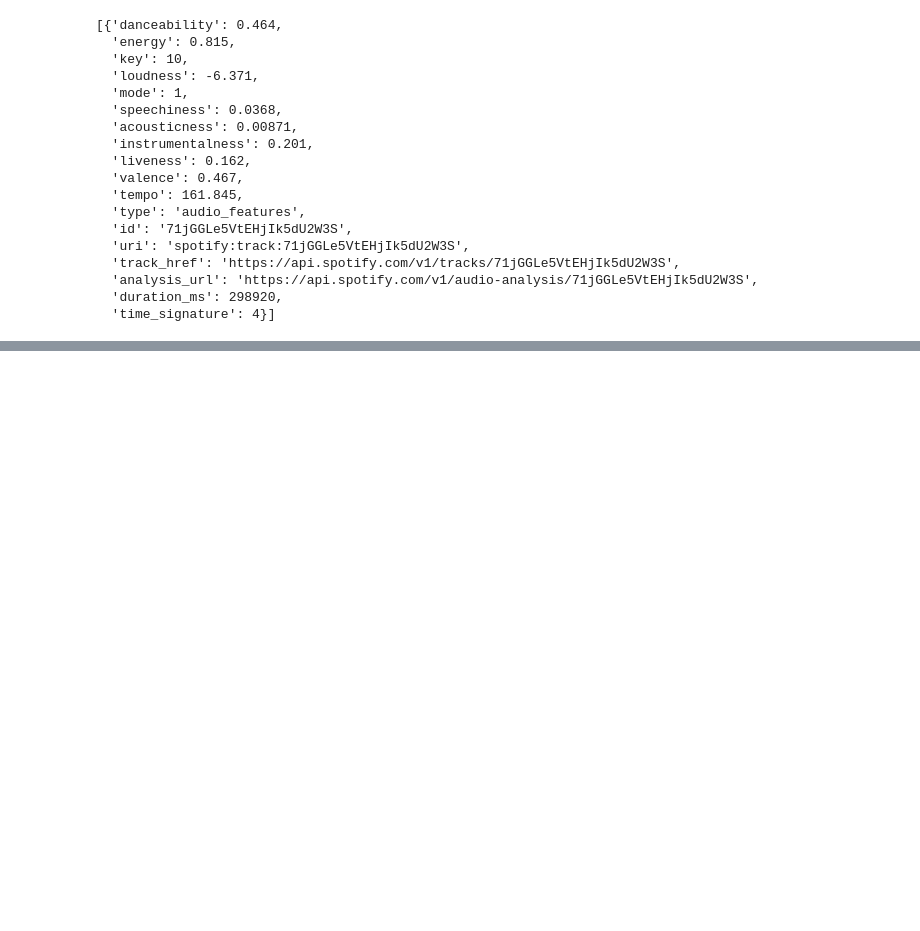
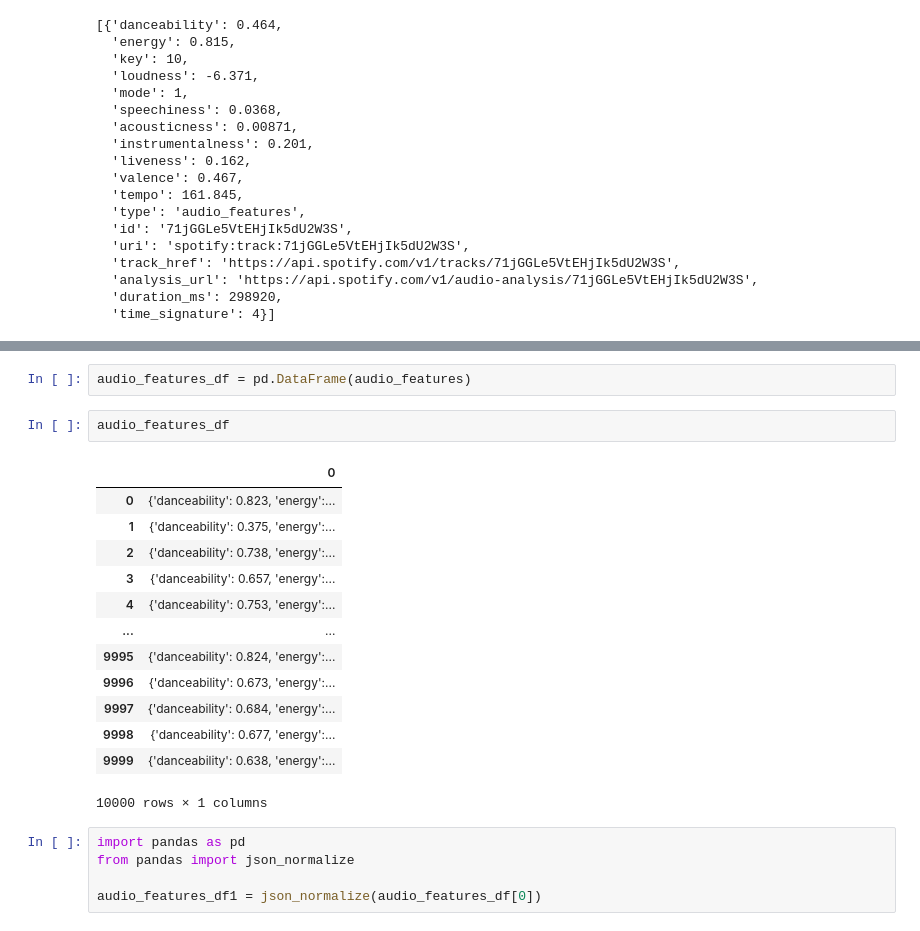
Before and after one commit to anitagashi/Lab-API-Wrappers, a Jupyter notebook: Lab-API-Wrappers.ipynb, the cells around one changed output, grey strips where cells are left out. Drawn from its saved outputs; the diff is of its cells as text; blank space fills up the shorter version.

```diff
--- a/Lab-API-Wrappers.ipynb
+++ b/Lab-API-Wrappers.ipynb
@@ -135,0 +212,23 @@ sp.audio_features(song_uri)
+# %%
+audio_features_df = pd.DataFrame(audio_features)
+# %%
+audio_features_df
+# %% [output]
+|  | 0 |
+| 0 | {'danceability': 0.823, 'energy':... |
+| 1 | {'danceability': 0.375, 'energy':... |
+| 2 | {'danceability': 0.738, 'energy':... |
+| 3 | {'danceability': 0.657, 'energy':... |
+| 4 | {'danceability': 0.753, 'energy':... |
+| ... | ... |
+| 9995 | {'danceability': 0.824, 'energy':... |
+| 9996 | {'danceability': 0.673, 'energy':... |
+| 9997 | {'danceability': 0.684, 'energy':... |
+| 9998 | {'danceability': 0.677, 'energy':... |
+| 9999 | {'danceability': 0.638, 'energy':... |
+10000 rows × 1 columns
+# %%
+import pandas as pd
+from pandas import json_normalize
+
+audio_features_df1 = json_normalize(audio_features_df[0])
```
Also changed, not shown: parts of 10 cells of this notebook, 1 other file.
